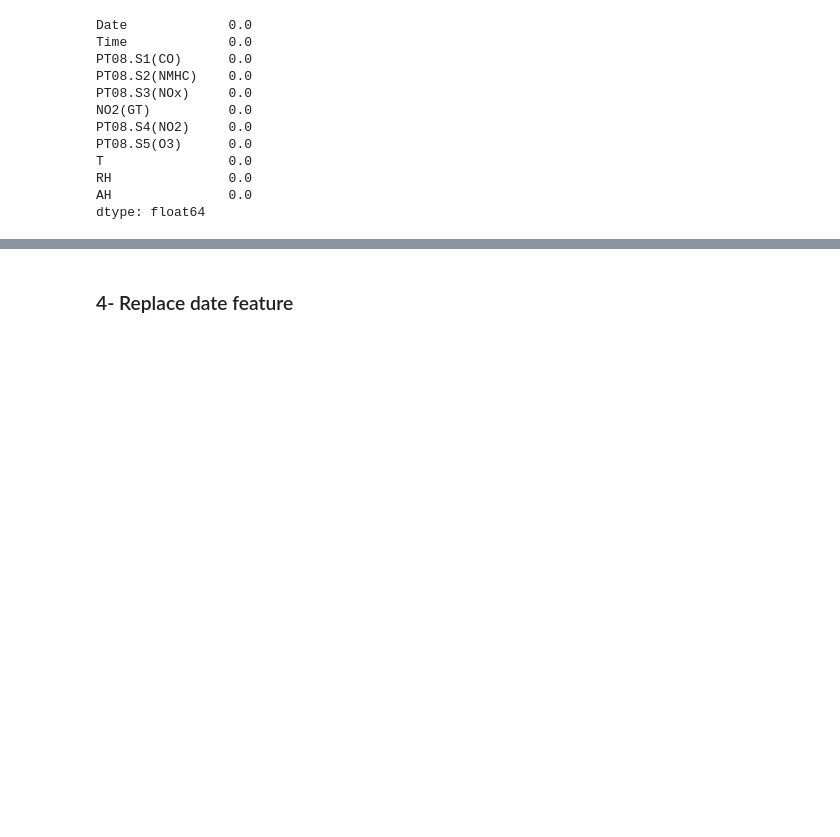
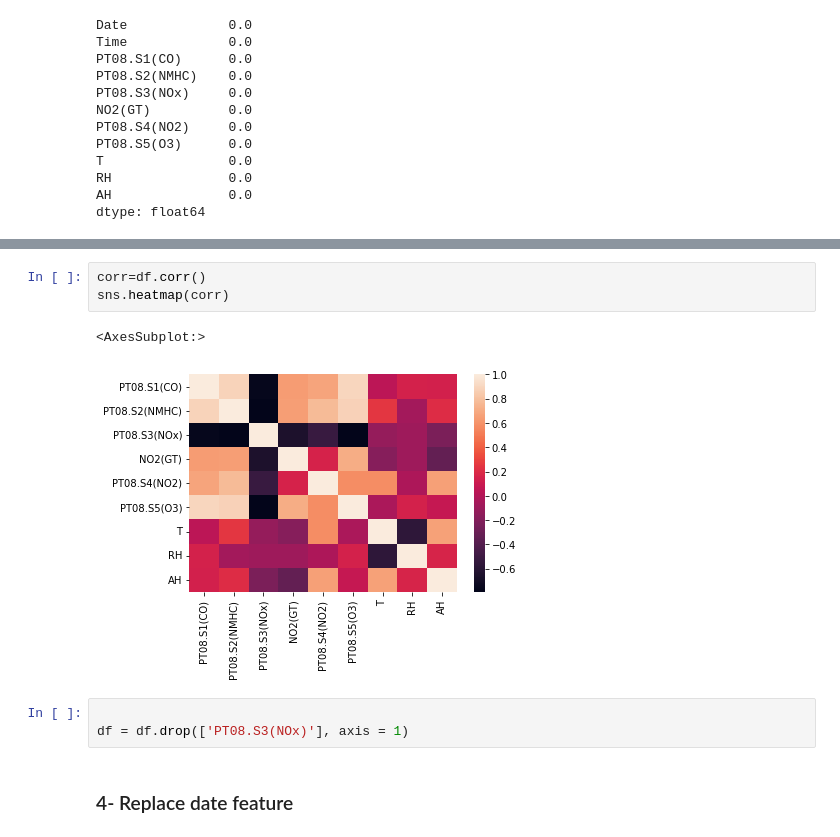
Before and after one commit to allaaamr/ML-Assignment-1, a Jupyter notebook: Assignment1_Polynomial_Regression.ipynb, the cells around one changed output, grey strips where cells are left out. Saved outputs shown, nothing was run; the diff lists cells and outputs as text; blank space fills up the shorter version.

```diff
--- a/Assignment1_Polynomial_Regression.ipynb
+++ b/Assignment1_Polynomial_Regression.ipynb
@@ -133,3 +144,12 @@ corr
+# %%
+corr=df.corr()
+sns.heatmap(corr)
+# %% [output]
+<AxesSubplot:>
+[figure, added]
+# %%
+
+df = df.drop(['PT08.S3(NOx)'], axis = 1)
 # %% [markdown]
 ### 4- Replace date feature
 # %%
```
Also changed, not shown: parts of 11 cells of this notebook.
